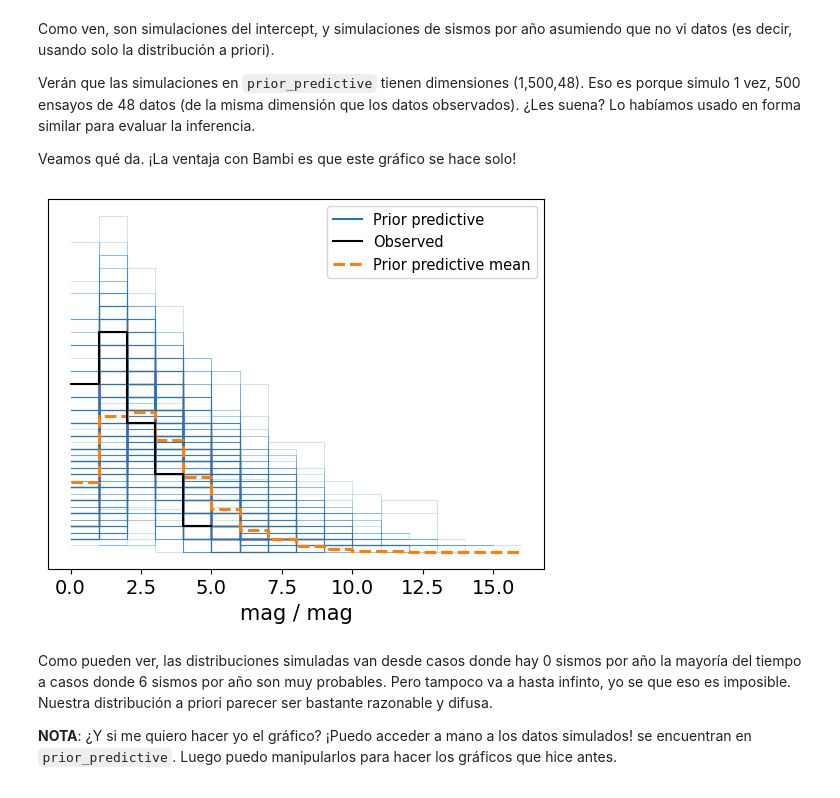
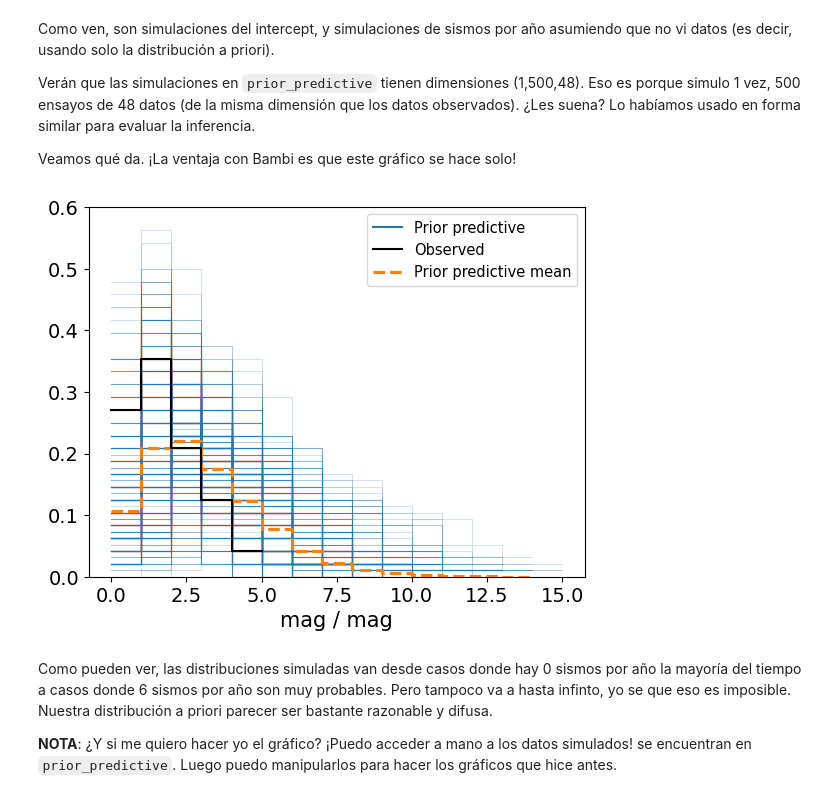
Before and after one commit to mbalbi/ciencia_de_datos, a Jupyter notebook: tps/1c2024/Practica_7_completa.ipynb, the cells around one changed output. Saved outputs shown, nothing was run; the diff lists cells and outputs as text; code cells hidden in the pictures.

```diff
--- a/tps/1c2024/Practica_7_completa.ipynb
+++ b/tps/1c2024/Practica_7_completa.ipynb
@@ -945,9 +974,11 @@ Veamos qué da. ¡La ventaja con Bambi es que este gráfico se hace solo!
 # %%
 # Prior Check con Bambi
 az.plot_ppc(results,group='prior')
+plt.yticks(np.array(range(10))/10)
+plt.ylim([0,0.6])
 plt.show()
 # %% [output]
-[figure, old version]
+[figure, new version]
 # %% [markdown]
 Como pueden ver, las distribuciones simuladas van desde casos donde hay 0 sismos por año la mayoría del tiempo a casos donde 6 sismos por año son muy probables. Pero tampoco va a hasta infinto, yo se que eso es imposible. Nuestra distribución a priori parecer ser bastante razonable y difusa.
 
```
Also changed, not shown: parts of 28 cells of this notebook.
